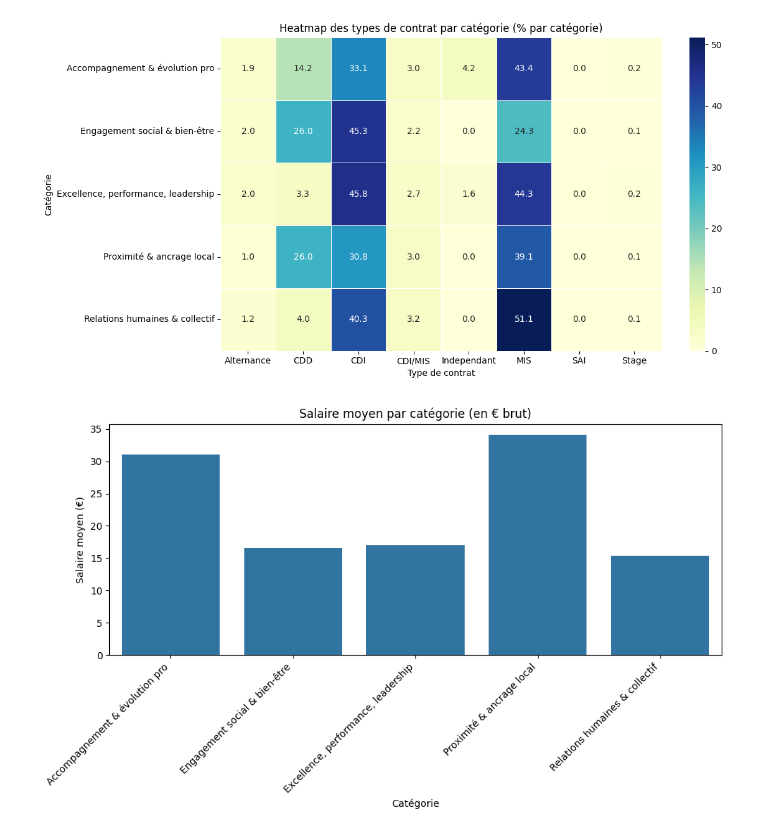
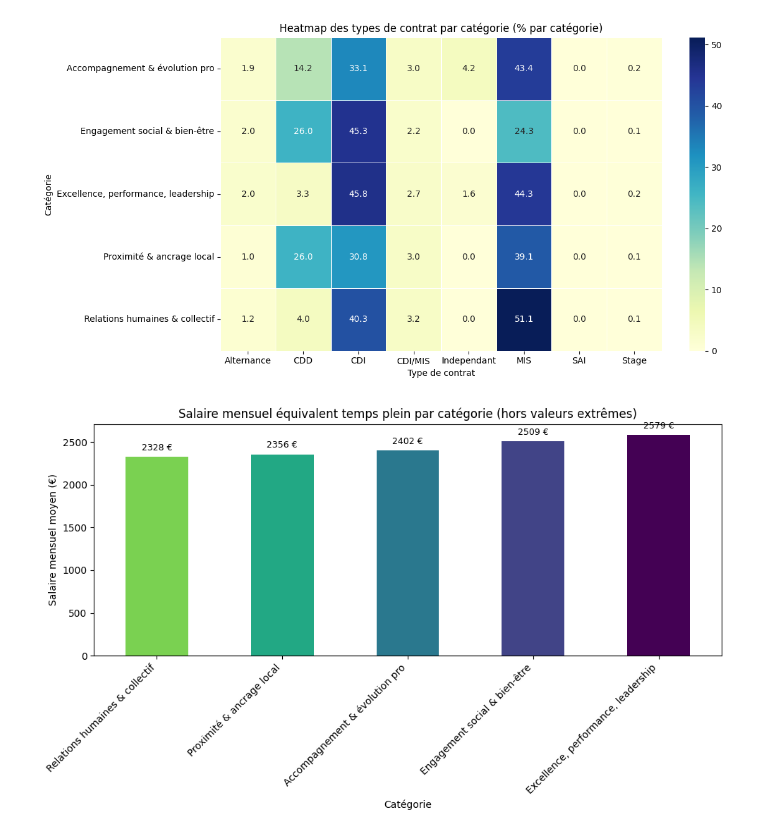
Before and after one commit to philipaslls/statapp, a Jupyter notebook: graphique.ipynb, the cells around one changed output. Saved outputs shown, nothing was run; the diff lists cells and outputs as text; code cells hidden in the pictures.

Commit message:
les graphiques

```diff
--- a/graphique.ipynb
+++ b/graphique.ipynb
@@ -104,23 +108,34 @@ plt.show()
 # %% [output]
 [figure]
 # %%
-# Mapper les catégories en labels lisibles
-df['cat_label'] = df['catégories'].map(category_labels)
 
-# Filtrer les lignes avec un salaire renseigné
-df_salary = df[df['salary_value'].notnull()]
+# Préparation des données
+df['catégories'] = pd.to_numeric(df['catégories'], errors='coerce')
+df['catégorie_label'] = df['catégories'].map(category_labels)
+df['salary_hourly_mean'] = pd.to_numeric(df['salary_hourly_mean'], errors='coerce')
 
-# Calcul du salaire moyen
-salary_by_cat = df_salary.groupby('cat_label')['salary_value'].mean().round(2)
+# Filtrage des valeurs extrêmes et calcul du salaire mensuel
+salary_filtered = df.dropna(subset=['salary_hourly_mean', 'catégorie_label'])
+salary_filtered = salary_filtered[salary_filtered['salary_hourly_mean'] < 100]
+salary_filtered['salary_monthly'] = salary_filtered['salary_hourly_mean'] * 151.6666
 
-# Graphique
+# Moyenne mensuelle par catégorie
+salary_monthly_mean = salary_filtered.groupby('catégorie_label')['salary_monthly'].mean().sort_values()
+
+# Visualisation
 plt.figure(figsize=(10, 6))
-sns.barplot(x=salary_by_cat.index, y=salary_by_cat.values)
+colors = plt.cm.viridis_r(salary_monthly_mean.rank().values / salary_monthly_mean.rank().max())
+salary_monthly_mean.plot(kind='bar', color=colors)
+plt.title("Salaire mensuel équivalent temps plein par catégorie (hors valeurs extrêmes)")
+plt.ylabel("Salaire mensuel moyen (€)")
+plt.xlabel("Catégorie")
 plt.xticks(rotation=45, ha='right')
-plt.title("Salaire moyen par catégorie (en € brut)")
-plt.ylabel("Salaire moyen (€)")
-plt.xlabel("Catégorie")
+
+# Ajouter les valeurs numériques au-dessus des barres
+for i, val in enumerate(salary_monthly_mean):
+    plt.text(i, val + 50, f"{val:.0f} €", ha='center', va='bottom', fontsize=9)
+
 plt.tight_layout()
 plt.show()
 # %% [output]
-[figure, old version]
+[figure, new version]
```
Also changed, not shown: parts of 5 cells of this notebook.
